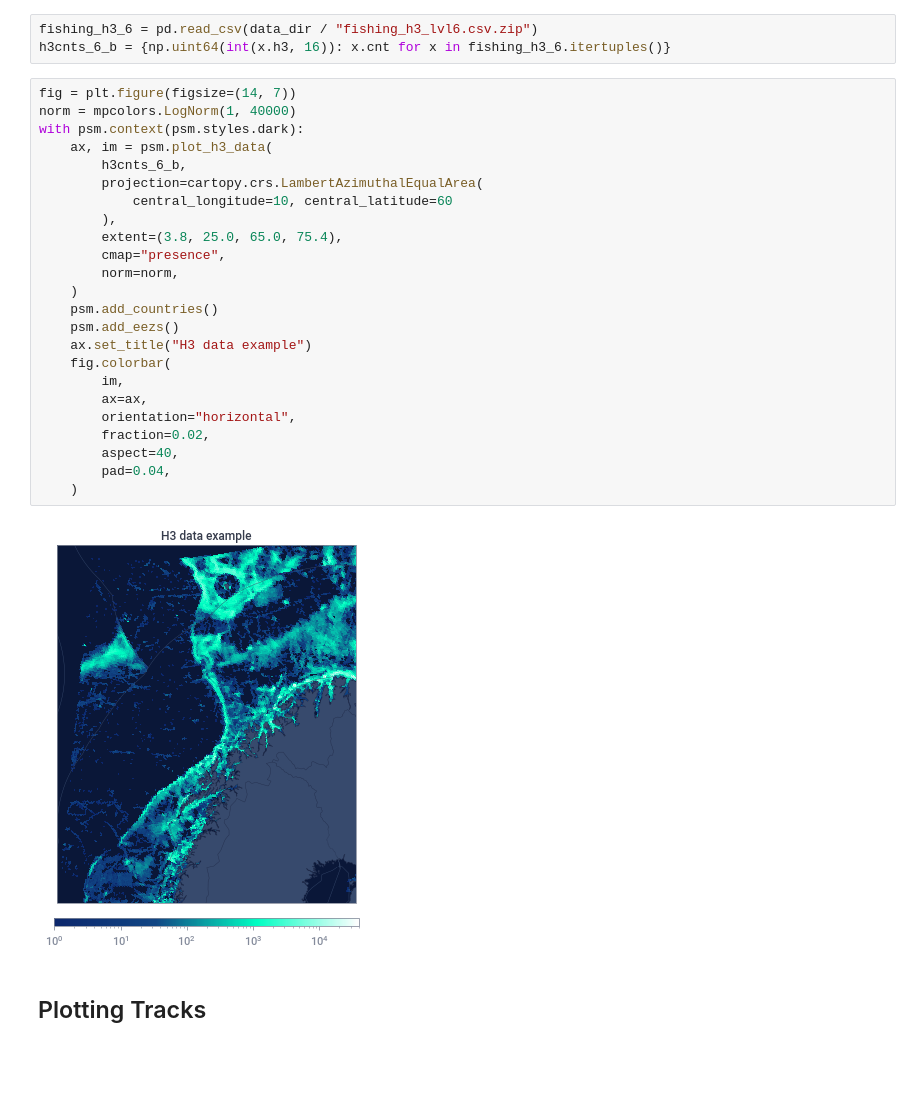
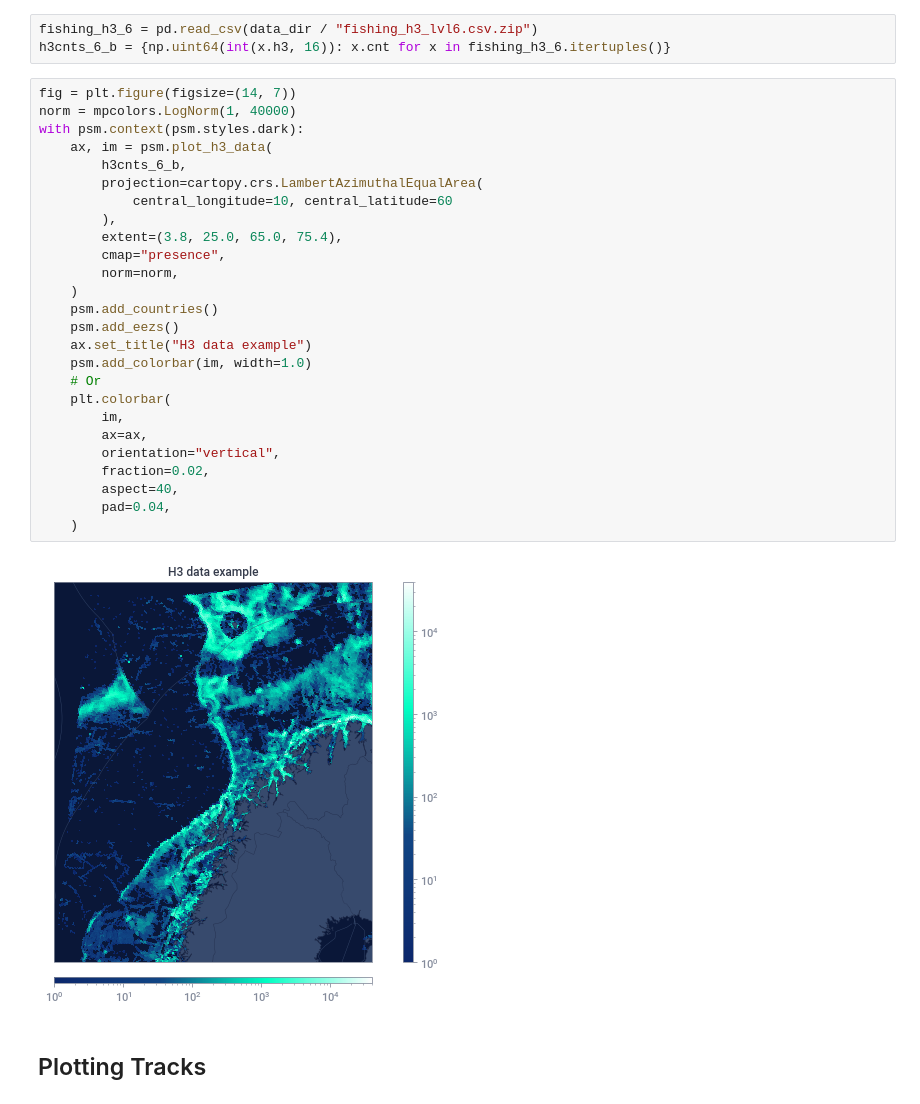
Before and after one commit to GlobalFishingWatch/pyseas, a Jupyter notebook: pyseas/doc/Examples.ipynb, the cells around one changed output. Saved outputs shown, nothing was run; the diff lists cells and outputs as text; blank space fills up the shorter version.

Commit message:
make sure there are examples of add_colorbar (#29)

```diff
--- a/pyseas/doc/Examples.ipynb
+++ b/pyseas/doc/Examples.ipynb
@@ -276,29 +276,31 @@ h3cnts_6_b = {np.uint64(int(x.h3, 16)): x.cnt for x in fishing_h3_6.itertuples()
 # %%
 fig = plt.figure(figsize=(14, 7))
 norm = mpcolors.LogNorm(1, 40000)
 with psm.context(psm.styles.dark):
     ax, im = psm.plot_h3_data(
         h3cnts_6_b,
         projection=cartopy.crs.LambertAzimuthalEqualArea(
             central_longitude=10, central_latitude=60
         ),
         extent=(3.8, 25.0, 65.0, 75.4),
         cmap="presence",
         norm=norm,
     )
     psm.add_countries()
     psm.add_eezs()
     ax.set_title("H3 data example")
-    fig.colorbar(
+    psm.add_colorbar(im, width=1.0)
+    # Or
+    plt.colorbar(
         im,
         ax=ax,
-        orientation="horizontal",
+        orientation="vertical",
         fraction=0.02,
         aspect=40,
         pad=0.04,
     )
 # %% [output]
-[figure, old version]
+[figure, new version]
 # %% [markdown]
 ## Plotting Tracks
 # %% [markdown]
```
Also changed, not shown: parts of 2 cells of this notebook, 1 other file.
